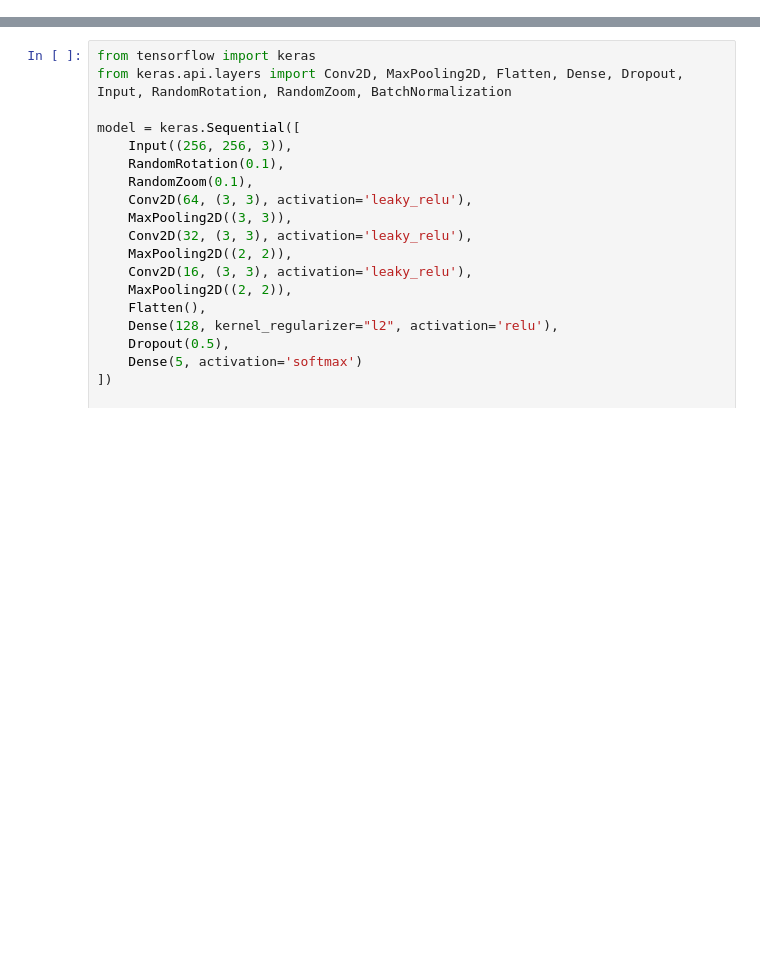
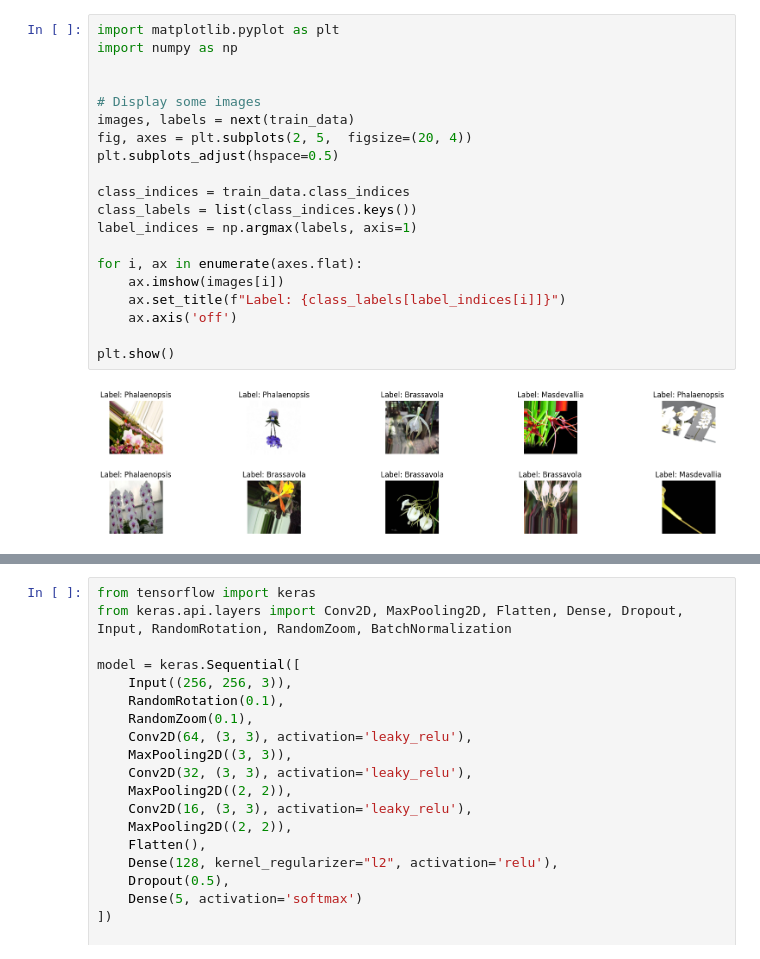
Before and after one commit to ProgrammingPleb/ISB46703-Project, a Jupyter notebook: Group-10-Project.ipynb, the cells around one changed output, grey strips where cells are left out. Drawn from its saved outputs; the diff is of its cells as text; blank space fills up the shorter version.

Commit message:
Revise the formatting w/ additional information, diagram & module

```diff
--- a/Group-10-Project.ipynb
+++ b/Group-10-Project.ipynb
@@ -32,0 +29,22 @@ Found 2027 images belonging to 5 classes.
+# %%
+import matplotlib.pyplot as plt
+import numpy as np
+
+
+# Display some images
+images, labels = next(train_data)
+fig, axes = plt.subplots(2, 5,  figsize=(20, 4))
+plt.subplots_adjust(hspace=0.5)
+
+class_indices = train_data.class_indices
+class_labels = list(class_indices.keys())
+label_indices = np.argmax(labels, axis=1)
+
+for i, ax in enumerate(axes.flat):
+    ax.imshow(images[i])
+    ax.set_title(f"Label: {class_labels[label_indices[i]]}")
+    ax.axis('off')
+
+plt.show()
+# %% [output]
+[figure, added]
```
Also changed, not shown: parts of 14 cells of this notebook.
